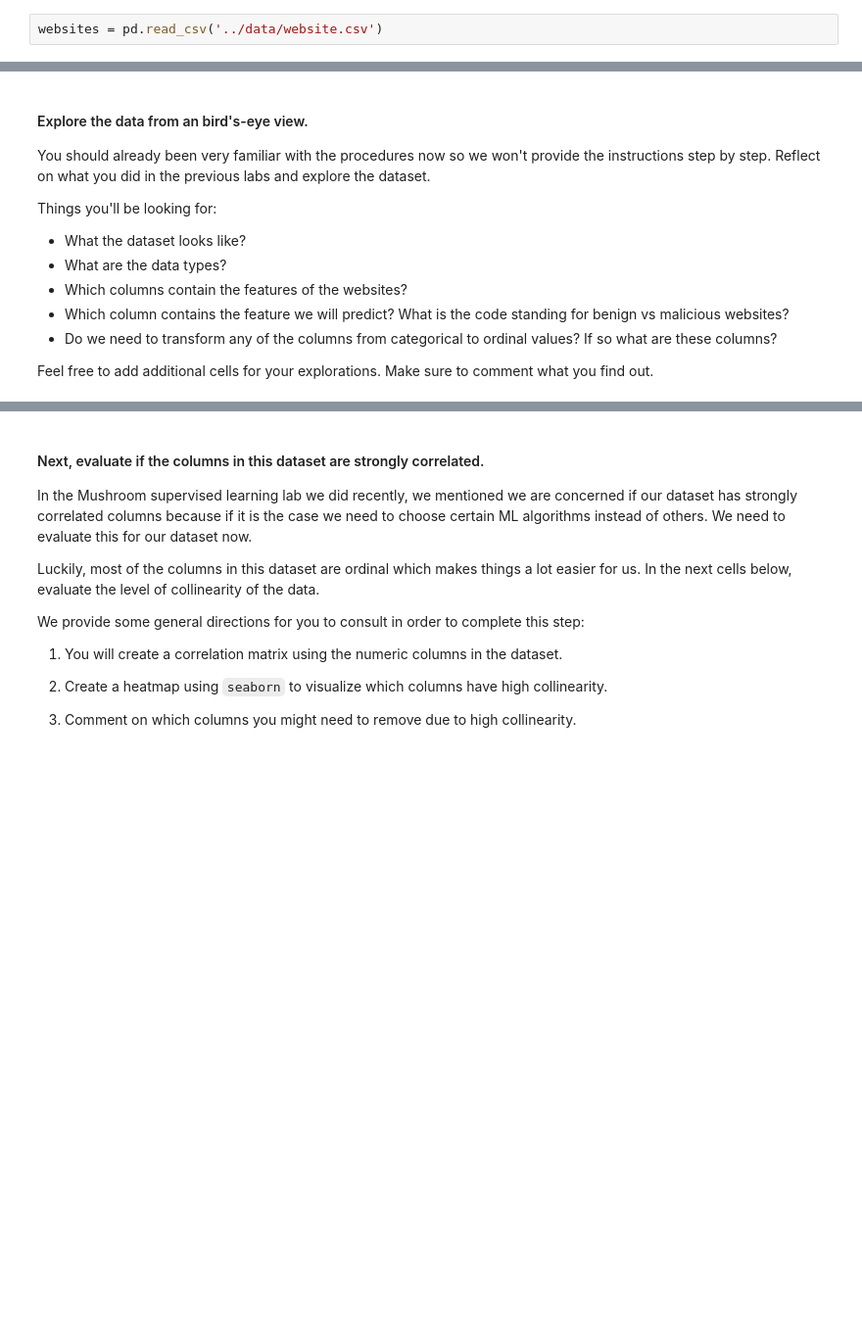
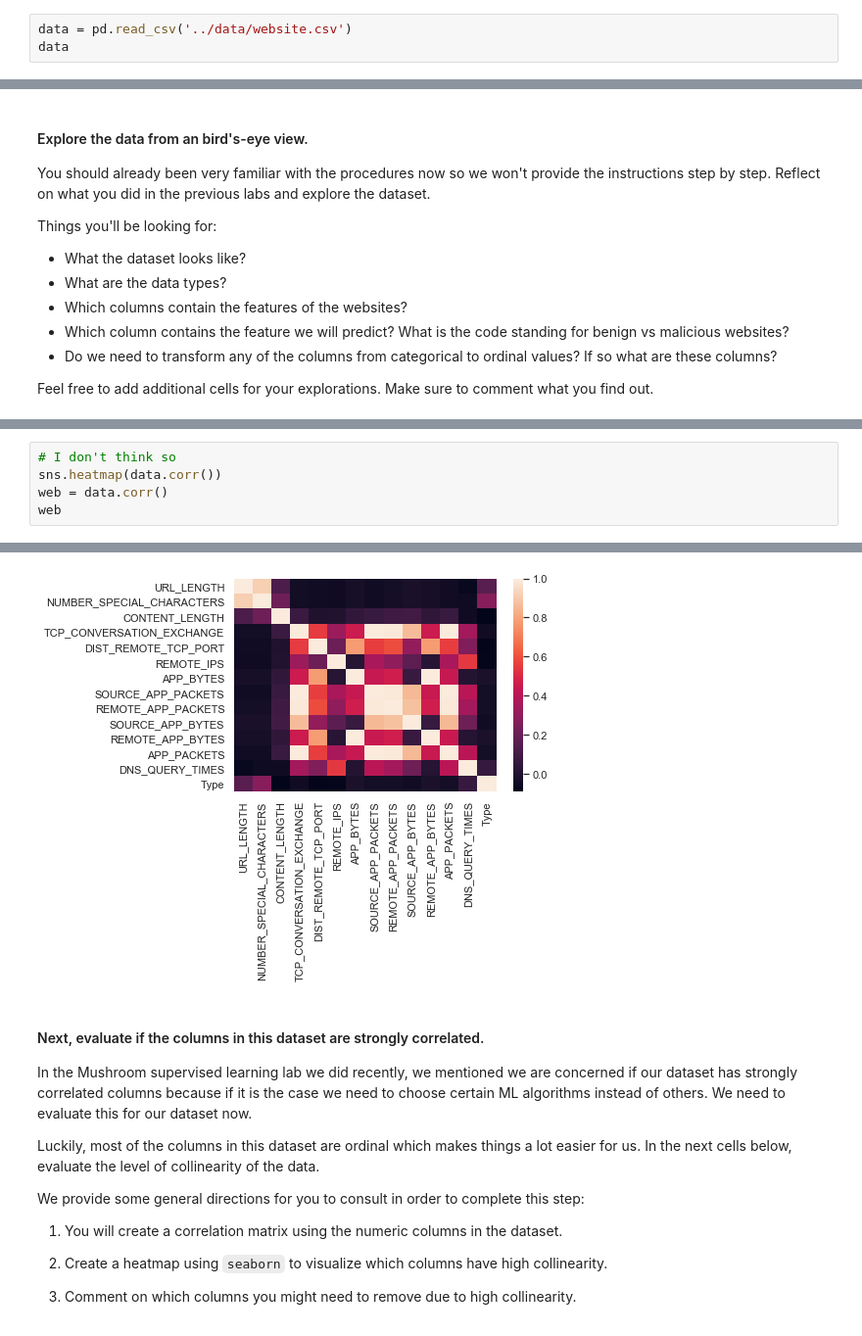
Before and after one commit to ta-data-lis/lab-supervised-learning, a Jupyter notebook: your-code/main.ipynb, the cells around one changed output, grey strips where cells are left out. Shown at 98% size. Cells and saved outputs as stored; diff of their text form; blank space fills up the shorter version.

```diff
--- a/your-code/main.ipynb
+++ b/your-code/main.ipynb
@@ -17,4 +19,5 @@ In this lab, we will explore a dataset that describes websites with different fe
 
 Let's start by exploring the dataset. First load the data file:
 # %%
-websites = pd.read_csv('../data/website.csv')
+data = pd.read_csv('../data/website.csv')
+data
@@ -38,0 +125,6 @@ Feel free to add additional cells for your explorations. Make sure to comment wh
+# %%
+# I don't think so
+sns.heatmap(data.corr())
+web = data.corr()
+web
+# %% [output]
@@ -39,3 +146,4 @@ Feel free to add additional cells for your explorations. Make sure to comment wh
+[figure, added]
 # %% [markdown]
 #### Next, evaluate if the columns in this dataset are strongly correlated.
 
```
Also changed, not shown: parts of 69 cells of this notebook.
